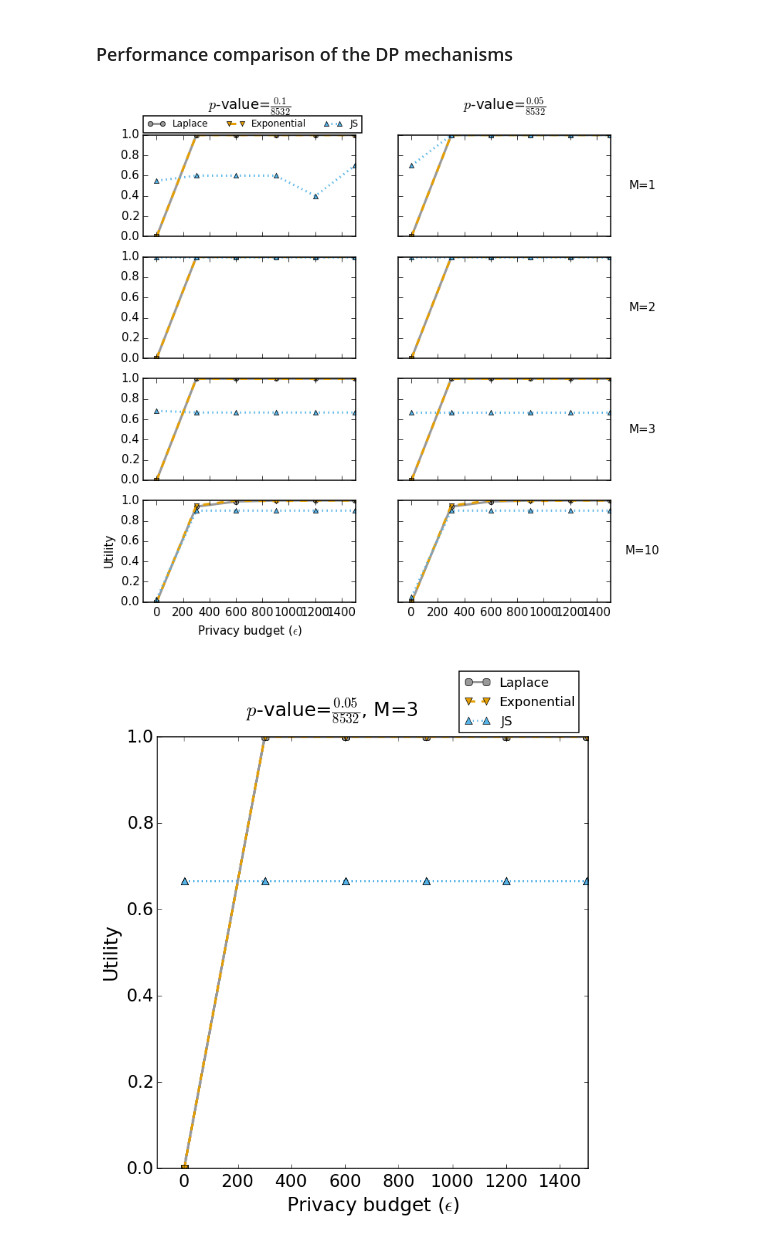
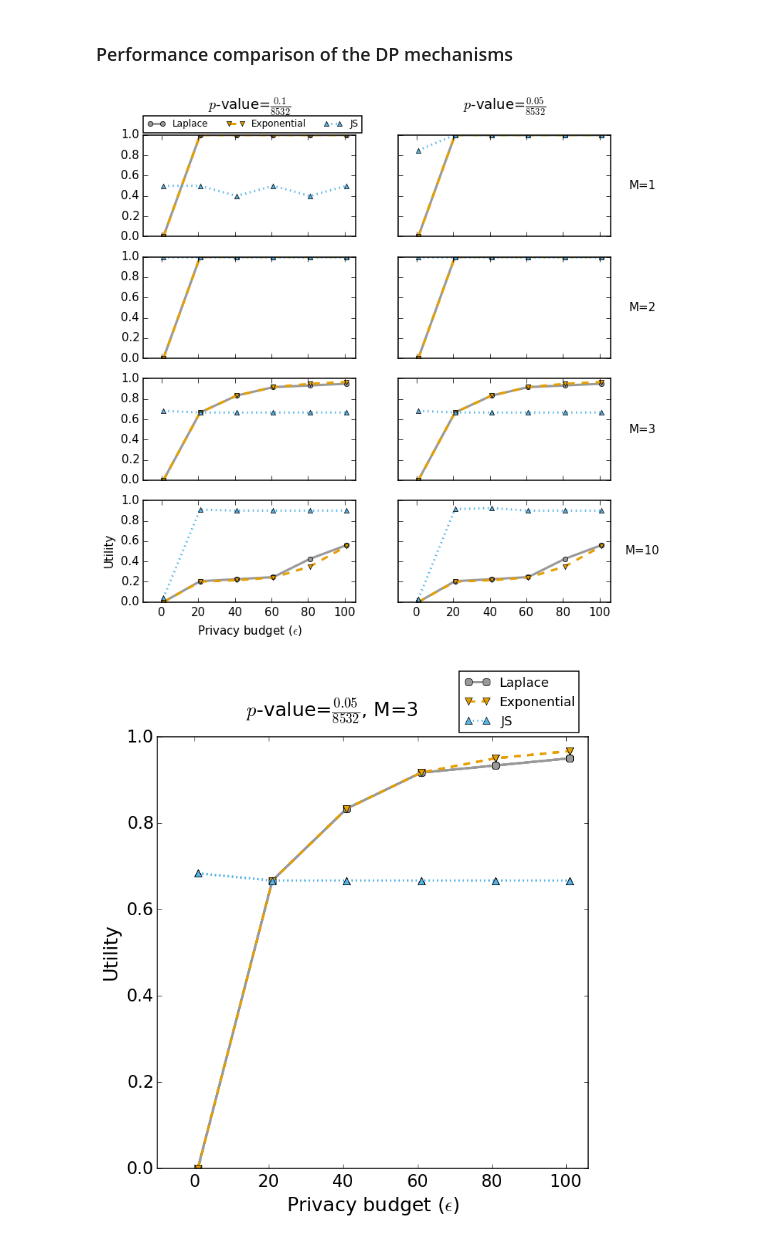
Before and after one commit to fy/compare_dp_mechanisms, a Jupyter notebook: notebooks/compare_all_dp_mechanisms.ipynb, the cells around one changed output. Cells and saved outputs as stored; diff of their text form; code cells hidden in the pictures.

Commit message:
made the range of epsilon smaller

```diff
--- a/notebooks/compare_all_dp_mechanisms.ipynb
+++ b/notebooks/compare_all_dp_mechanisms.ipynb
@@ -29,7 +29,7 @@ PARAMS.NN_control = 1000  # number of controls
 PARAMS.MM_vec = np.array([1, 2, 3, 10])
 # PARAMS.epsilon_vec = np.concatenate((np.arange(1, 20, 5),
 #                                      np.arange(21, 1522, 100)))
-PARAMS.epsilon_vec = np.arange(1, 1522, 300)
+PARAMS.epsilon_vec = np.arange(1, 102, 20)
 PARAMS.NN_perturb = 20
 # PARAMS.sig_level_vec = np.array([0.1, 0.05, 0.01])
 PARAMS.sig_level_vec = np.array([0.1, 0.05])
@@ -242,44 +242,44 @@ plt.subplots_adjust(left=0.1, right=0.9, top=0.9, bottom=0.1)
 for ii, MM in enumerate(PARAMS.MM_vec):
     for jj, sig_level in enumerate(PARAMS.sig_level_vec):
         ax = ax_array[ii, jj]
-        ax.set_xlim([-100, np.max(PARAMS.epsilon_vec) + 5])
+        ax.set_xlim([-10, np.max(PARAMS.epsilon_vec) + 5])
         for kk, method in enumerate(perturb_result_utility):
             xx = PARAMS.epsilon_vec
             yy = map(perturb_result_utility[method][sig_level][MM].get, xx)
             # ax.plot(xx, yy, color=MY_COLORS[kk % len(MY_COLORS)], label=method,
             #         linestyle='-', marker=MARKERS[kk], markersize=5)
             ax.plot(xx, yy, color=MY_COLORS[kk % len(MY_COLORS)], label=method,
                     linestyle=LINE_STYLES[kk], linewidth=2.0, marker=MARKERS[kk],
                     markersize=4.5, )
         if ii == 0 and jj == 0:
             # ax.set_ylabel('Proportion of significant SNPs recovered')
             ax.legend(bbox_to_anchor=(0., 1.02, 1., .102), loc=3, ncol=3,
                       prop={'size':8}, mode="tight", borderaxespad=0.)
         if ii == 0:  # set column title on the first row
             ## set title
             ax.text(0.5, 1.25,
                 r'$p$-value=$\frac{%s}{%s}$' % (str(sig_level), str(snp_num)),
                 horizontalalignment='center',
                 fontsize="large",
                 transform=ax.transAxes)
         if jj == len(PARAMS.sig_level_vec) - 1:  # set row title on the last column
             ax.text(1.15, 0.5, 'M={}'.format(MM),
                     horizontalalignment='center',
                     verticalalignment='center',
                     rotation=0,
                     transform=ax.transAxes)
         if ii == len(PARAMS.MM_vec) - 1 and jj == 0:
             ax.set_ylabel('Utility')
             ax.set_xlabel('Privacy budget ($\epsilon$)')
 # %% [output]
-[figure, old version]
+[figure, new version]
 # %%
 fig, ax = plt.subplots(1, 1, figsize=(7,7))
 plt.subplots_adjust(left=0.1, right=0.9, top=0.9, bottom=0.1)
 ax.tick_params(labelsize=16)
 for ii, MM in enumerate([PARAMS.MM_vec[-2]] * 4):
     for jj, sig_level in enumerate([PARAMS.sig_level_vec[1]]):
-        ax.set_xlim([-100, np.max(PARAMS.epsilon_vec) + 5])
+        ax.set_xlim([-10, np.max(PARAMS.epsilon_vec) + 5])
         for kk, method in enumerate(perturb_result_utility):
             xx = PARAMS.epsilon_vec
             yy = map(perturb_result_utility[method][sig_level][MM].get, xx)
@@ -304,4 +304,4 @@ for ii, MM in enumerate([PARAMS.MM_vec[-2]] * 4):
             ax.set_xlabel('Privacy budget ($\epsilon$)', fontsize=18)
 plt.savefig("risk-util-1x1.svg")
 # %% [output]
-[figure, old version]
+[figure, new version]
```
Also changed, not shown: parts of 3 cells of this notebook, 1 other file.
